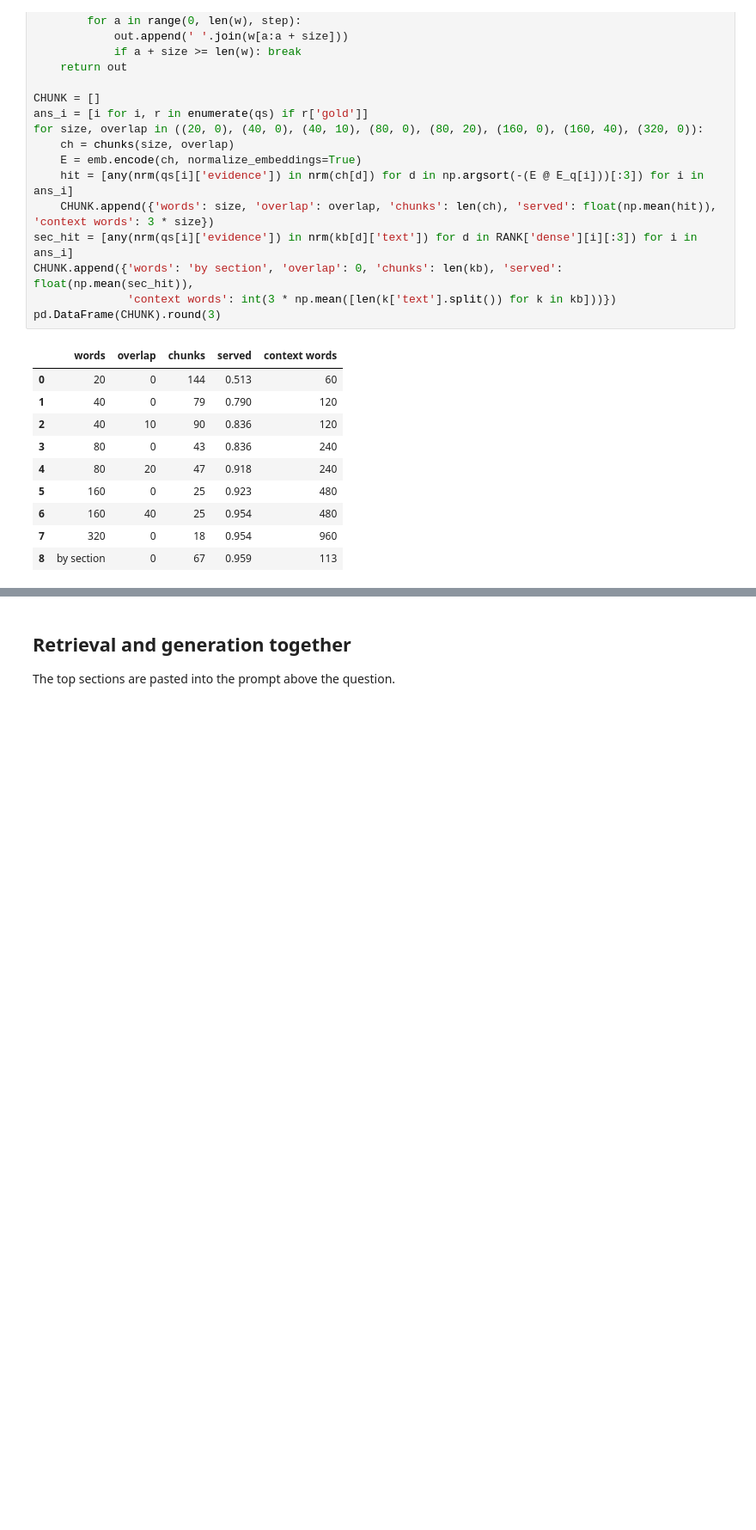
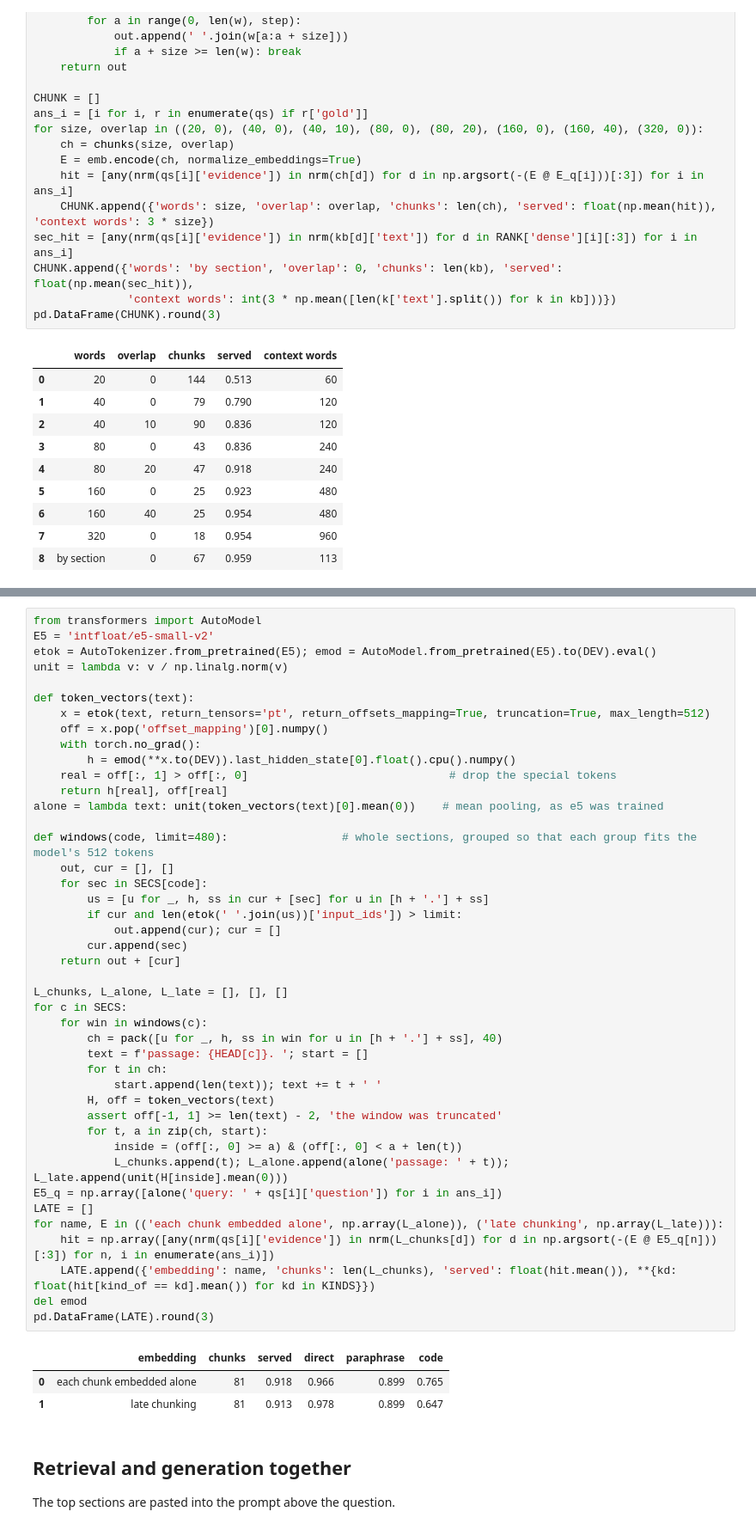
Before and after one commit to iitm-da/finance-ml, a Jupyter notebook: llm/llms_in_depth.ipynb, the cells around one changed output, grey strips where cells are left out. Shown at 86% size. Cells and saved outputs as stored; diff of their text form; blank space fills up the shorter version.

Commit message:
LLM deck: late chunking

```diff
--- a/llm/llms_in_depth.ipynb
+++ b/llm/llms_in_depth.ipynb
@@ -424,3 +435,50 @@ by section + header
+# %%
+from transformers import AutoModel
+E5 = 'intfloat/e5-small-v2'
+etok = AutoTokenizer.from_pretrained(E5); emod = AutoModel.from_pretrained(E5).to(DEV).eval()
+unit = lambda v: v / np.linalg.norm(v)
+
+def token_vectors(text):
+    x = etok(text, return_tensors='pt', return_offsets_mapping=True, truncation=True, max_length=512)
+    off = x.pop('offset_mapping')[0].numpy()
+    with torch.no_grad():
+        h = emod(**x.to(DEV)).last_hidden_state[0].float().cpu().numpy()
+    real = off[:, 1] > off[:, 0]                              # drop the special tokens
+    return h[real], off[real]
+alone = lambda text: unit(token_vectors(text)[0].mean(0))    # mean pooling, as e5 was trained
+
+def windows(code, limit=480):                 # whole sections, grouped so that each group fits the model's 512 tokens
+    out, cur = [], []
+    for sec in SECS[code]:
+        us = [u for _, h, ss in cur + [sec] for u in [h + '.'] + ss]
+        if cur and len(etok(' '.join(us))['input_ids']) > limit:
+            out.append(cur); cur = []
+        cur.append(sec)
+    return out + [cur]
+
+L_chunks, L_alone, L_late = [], [], []
+for c in SECS:
+    for win in windows(c):
+        ch = pack([u for _, h, ss in win for u in [h + '.'] + ss], 40)
+        text = f'passage: {HEAD[c]}. '; start = []
+        for t in ch:
+            start.append(len(text)); text += t + ' '
+        H, off = token_vectors(text)
+        assert off[-1, 1] >= len(text) - 2, 'the window was truncated'
+        for t, a in zip(ch, start):
+            inside = (off[:, 0] >= a) & (off[:, 0] < a + len(t))
+            L_chunks.append(t); L_alone.append(alone('passage: ' + t)); L_late.append(unit(H[inside].mean(0)))
+E5_q = np.array([alone('query: ' + qs[i]['question']) for i in ans_i])
+LATE = []
+for name, E in (('each chunk embedded alone', np.array(L_alone)), ('late chunking', np.array(L_late))):
+    hit = np.array([any(nrm(qs[i]['evidence']) in nrm(L_chunks[d]) for d in np.argsort(-(E @ E5_q[n]))[:3]) for n, i in enumerate(ans_i)])
+    LATE.append({'embedding': name, 'chunks': len(L_chunks), 'served': float(hit.mean()), **{kd: float(hit[kind_of == kd].mean()) for kd in KINDS}})
+del emod
+pd.DataFrame(LATE).round(3)
+# %% [output]
+|  | embedding | chunks | served | direct | paraphrase | code |
+| 0 | each chunk embedded alone | 81 | 0.918 | 0.966 | 0.899 | 0.765 |
+| 1 | late chunking | 81 | 0.913 | 0.978 | 0.899 | 0.647 |
 # %% [markdown]
 ## Retrieval and generation together
 
```
Also changed, not shown: parts of 39 cells of this notebook, 7 other files.
